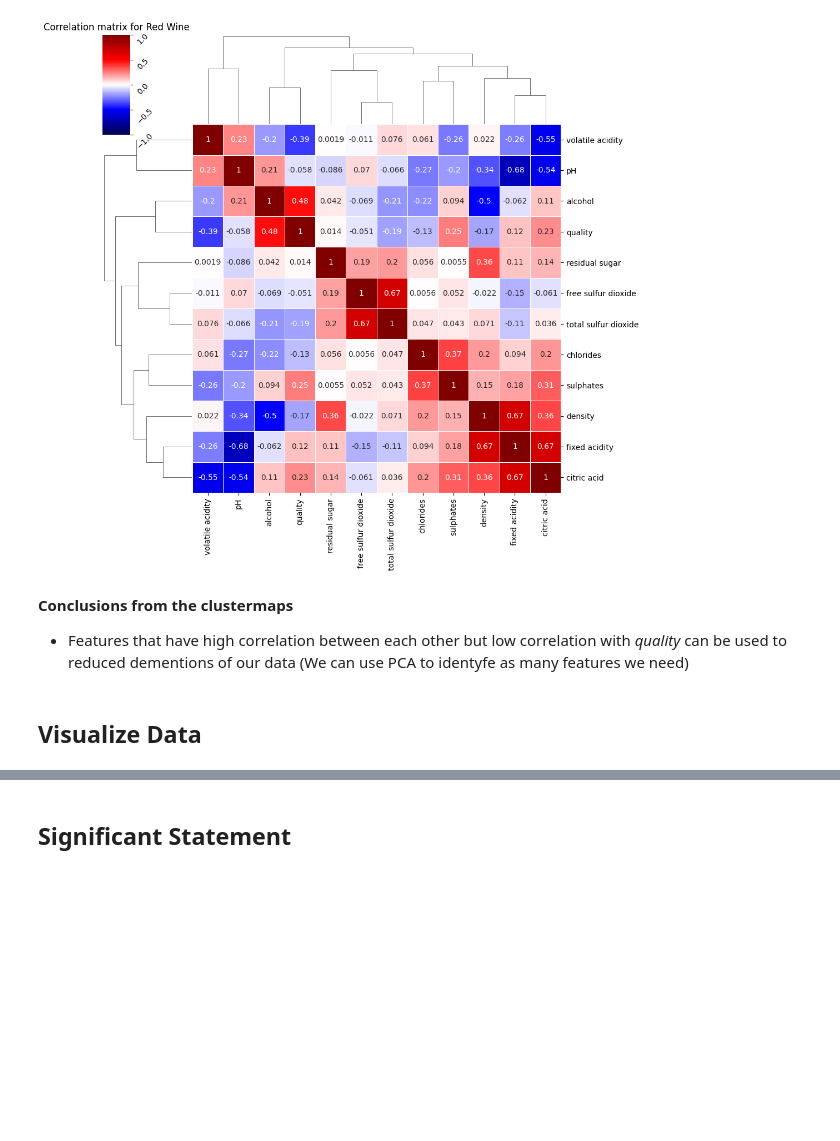
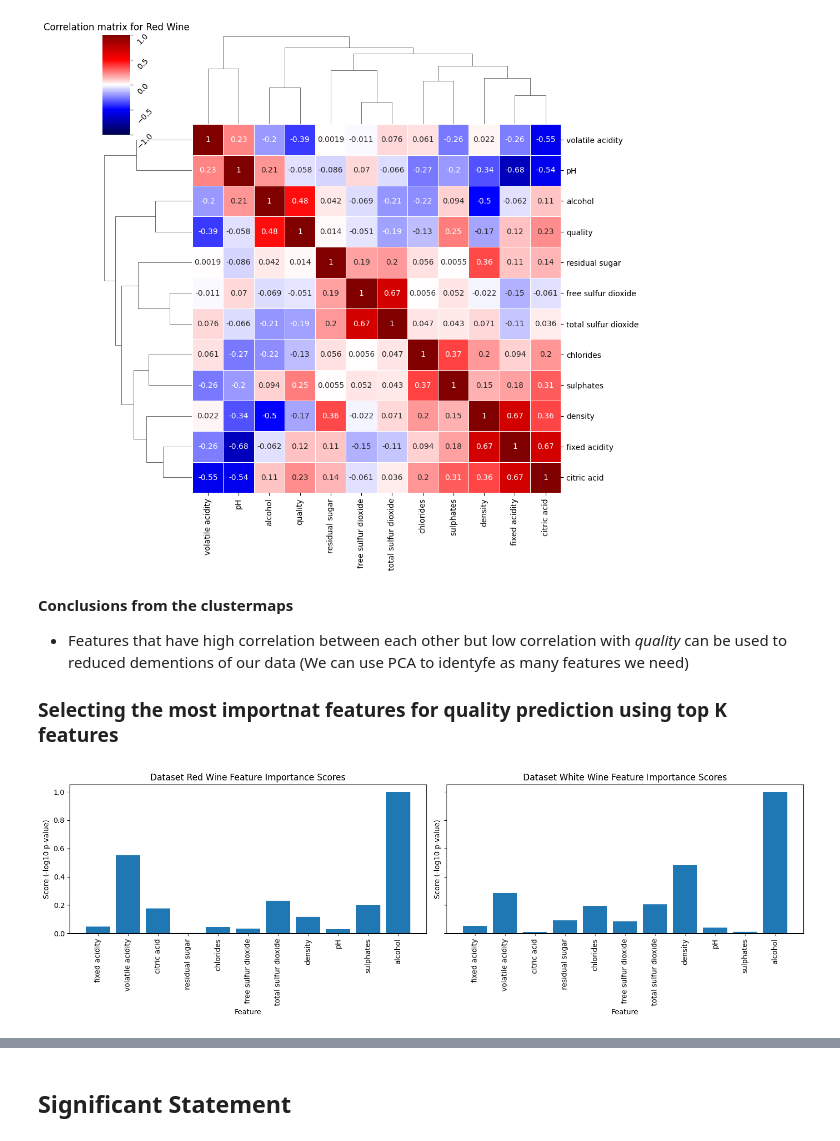
Before and after one commit to ZofiaSamsel/Wine_quality, a Jupyter notebook: main.ipynb, the cells around one changed output, grey strips where cells are left out. Drawn from its saved outputs; the diff is of its cells as text; code cells hidden in the pictures; blank space fills up the shorter version.

```diff
--- a/main.ipynb
+++ b/main.ipynb
@@ -514,5 +515,44 @@ create_clustermap(df_red_wine)
 **Conclusions from the clustermaps**
 
 - Features that have high correlation between each other but low correlation with *quality* can be used to reduced dementions of our data  (We can use PCA to identyfe as many features we need)
+
+### Selecting the most importnat features for **quality** prediction using top K features
-# %% [markdown]
-## Visualize Data
+# %%
+import numpy as np
+import matplotlib.pyplot as plt
+from sklearn.feature_selection import SelectKBest, f_classif
+
+def visualize_feature_importance(datasets, names, k=5):
+    num_datasets = len(datasets)
+
+    # Create subplots
+    fig, axes = plt.subplots(1, num_datasets, figsize=(15, 5), sharey=True)
+
+    for i, (X, y) in enumerate(datasets):
+        selector = SelectKBest(score_func=f_classif, k=k)
+        X_new = selector.fit_transform(X, y)
+
+        # Visualize the scores of features
+        scores = -np.log10(selector.pvalues_)
+        scores /= scores.max()
+
+        # Plotting the bar plot for each dataset
+        axes[i].bar(range(X.shape[1]), scores, tick_label=X.columns.values.tolist())
+        axes[i].set_xticks(range(X.shape[1]))
+        axes[i].set_xticklabels(X.columns.values.tolist(), rotation=90)
+        axes[i].set_xlabel('Feature')
+        axes[i].set_ylabel('Score (-log10 p-value)')
+        axes[i].set_title(f'Dataset {names[i]} Feature Importance Scores')
+
+    plt.tight_layout()
+    plt.show()
+
+# Example usage with two datasets (red wine and white wine)
+datasets = [
+    (df_red_wine.drop(columns=['quality']), df_red_wine['quality']),
+    (df_white_wine.drop(columns=['quality']), df_white_wine['quality'])
+]
+
+visualize_feature_importance(datasets, ['Red Wine', 'White Wine'], k=5)
+# %% [output]
+[figure, added]
```
Also changed, not shown: parts of 3 cells of this notebook, 2 other files.
